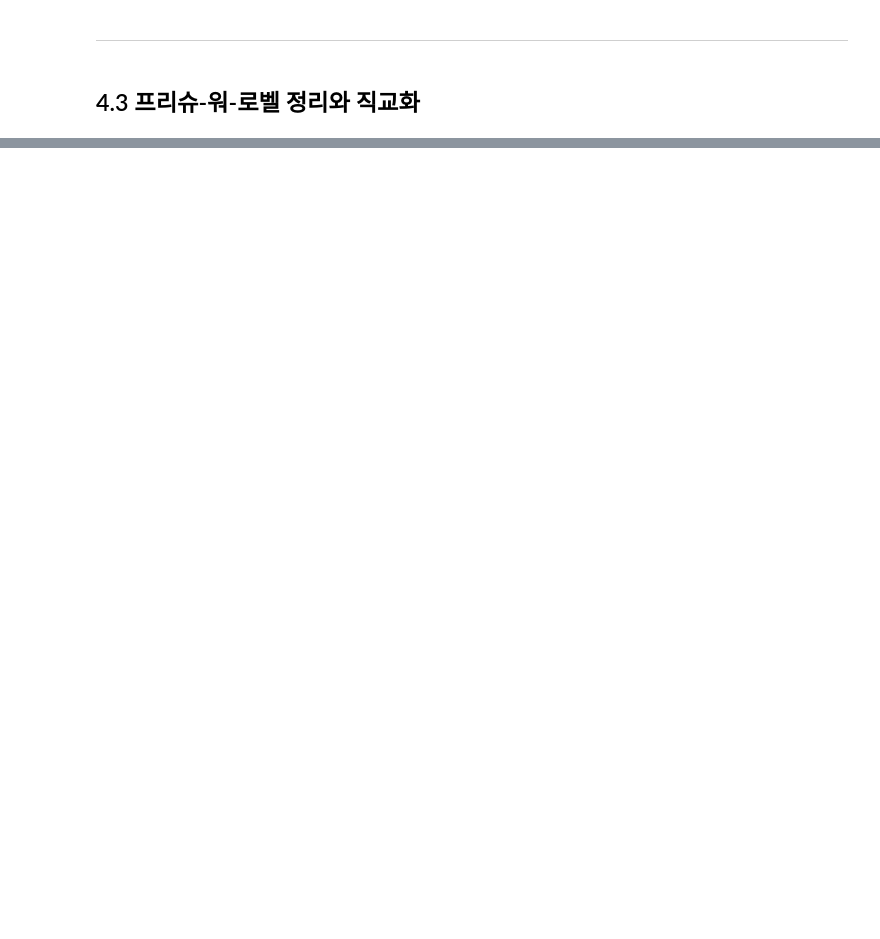
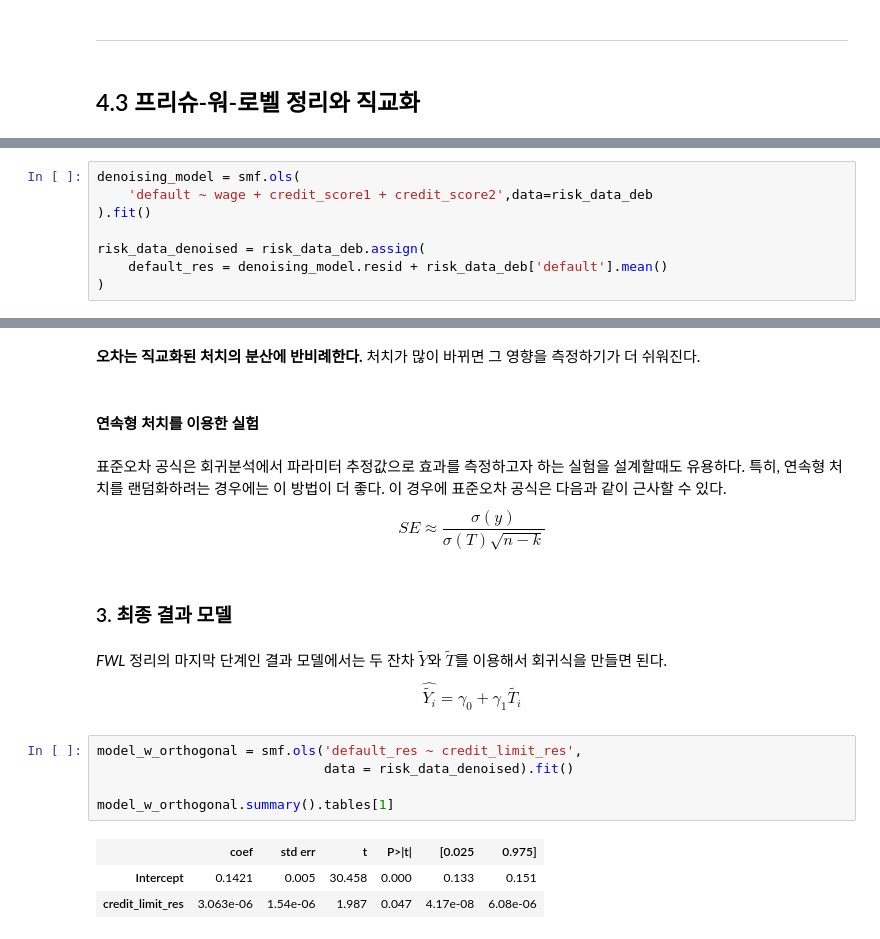
Before and after one commit to csw0625/Causal_Inference, a Jupyter notebook: Ch04.The_unreasonable_effectiveness_of_linear_regression.ipynb, the cells around one changed output, grey strips where cells are left out. Saved outputs shown, nothing was run; the diff lists cells and outputs as text; blank space fills up the shorter version.

```diff
--- a/Ch04.The_unreasonable_effectiveness_of_linear_regression.ipynb
+++ b/Ch04.The_unreasonable_effectiveness_of_linear_regression.ipynb
@@ -306,0 +453,8 @@ $$
+# %%
+denoising_model = smf.ols(
+    'default ~ wage + credit_score1 + credit_score2',data=risk_data_deb
+).fit()
+
+risk_data_denoised = risk_data_deb.assign(
+    default_res = denoising_model.resid + risk_data_deb['default'].mean()
+)
@@ -306,0 +498,25 @@ $$
+# %% [markdown]
+**오차는 직교화된 처치의 분산에 반비례한다.** 처치가 많이 바뀌면 그 영향을 측정하기가 더 쉬워진다.
+# %% [markdown]
+#### 연속형 처치를 이용한 실험
+# %% [markdown]
+표준오차 공식은 회귀분석에서 파라미터 추정값으로 효과를 측정하고자 하는 실험을 설계할때도 유용하다. 특히, 연속형 처치를 랜덤화하려는 경우에는 이 방법이 더 좋다. 이 경우에 표준오차 공식은 다음과 같이 근사할 수 있다.
+$$
+SE \approx \frac{\sigma(y)}{\sigma(T)\sqrt{n-k}}
+$$
+# %% [markdown]
+### 3. 최종 결과 모델
+# %% [markdown]
+*FWL* 정리의 마지막 단계인 결과 모델에서는 두 잔차 $\tilde{Y}$와 $\tilde{T}$를 이용해서 회귀식을 만들면 된다.
+$$
+\hat{\tilde{Y_i}} =\gamma_0 + \gamma_1 \tilde{T_i}
+$$
+# %%
+model_w_orthogonal = smf.ols('default_res ~ credit_limit_res',
+                             data = risk_data_denoised).fit()
+
+model_w_orthogonal.summary().tables[1]
+# %% [output]
+|  | coef | std err | t | P>|t| | [0.025 | 0.975] |
+| Intercept | 0.1421 | 0.005 | 30.458 | 0.000 | 0.133 | 0.151 |
+| credit_limit_res | 3.063e-06 | 1.54e-06 | 1.987 | 0.047 | 4.17e-08 | 6.08e-06 |
```
Also changed, not shown: parts of 64 cells of this notebook.
